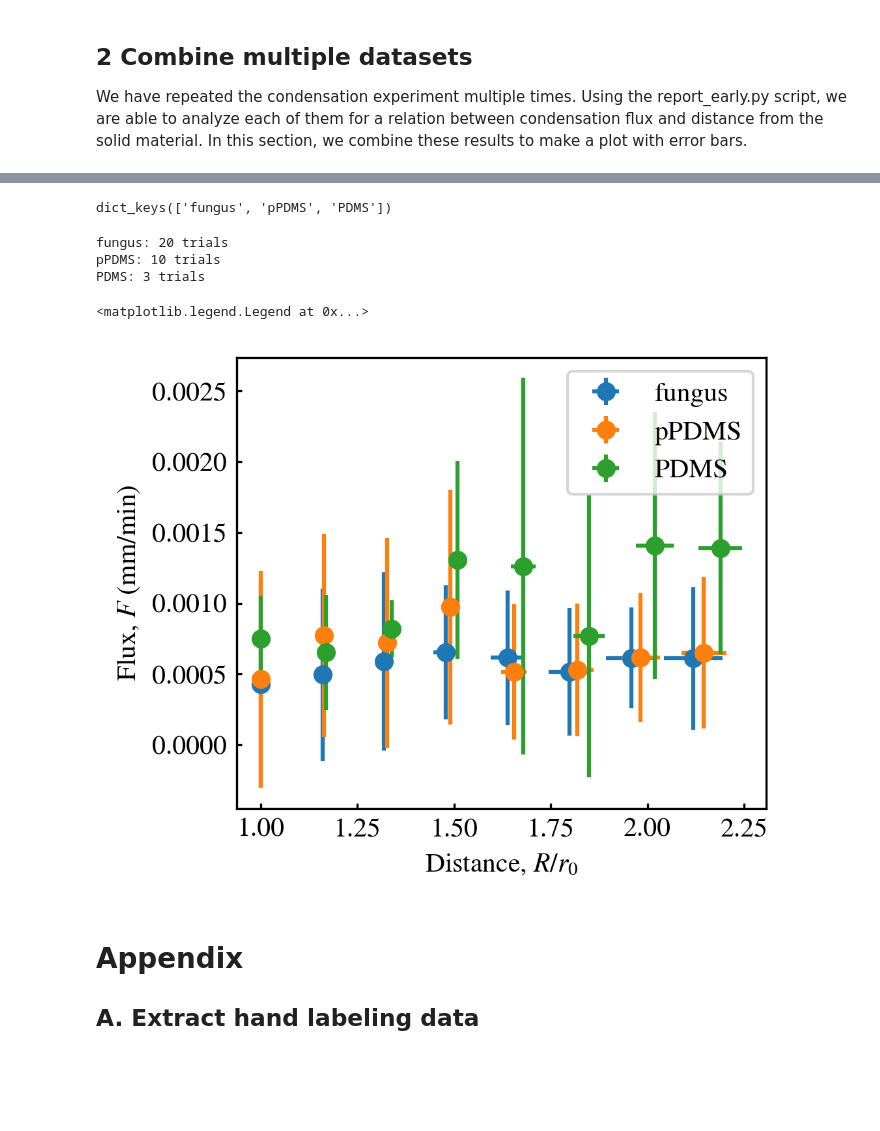
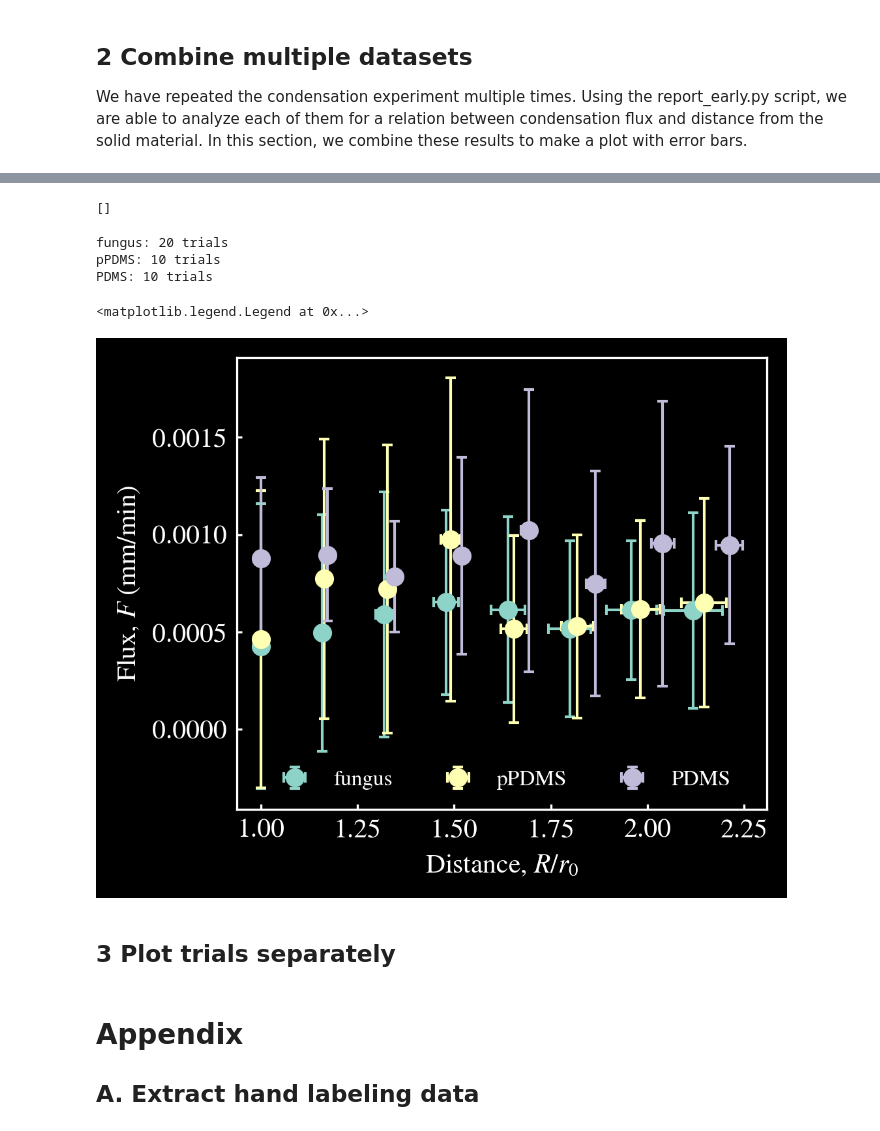
Before and after one commit to ZLoverty/F, a Jupyter notebook: Code/Condensation_flux.ipynb, the cells around one changed output, grey strips where cells are left out. Cells and saved outputs as stored; diff of their text form; code cells hidden in the pictures; blank space fills up the shorter version.

```diff
--- a/Code/Condensation_flux.ipynb
+++ b/Code/Condensation_flux.ipynb
@@ -25,6 +25,11 @@ from myimagelib.myImageLib import readdata
 import pandas as pd
 from skimage import io
 import re
+from pathlib import Path
+import json
+import ast
+from myimagelib import show_progress
+plt.style.use("dark_background")
 # %% [markdown]
 ## 1 Total volume and flux
 
@@ -347,19 +352,17 @@ def find_unique_materials(folder):
     """Read info.txt and return pairs of materials and subfolders"""
     materials = []
     folders = []
+    labels = []
     for r, s, f in os.walk(folder):
         for sf in s:
             if "early" in sf:
-                info_dir = os.path.join(r, sf, "crop", "info.txt")
+                info_dir = os.path.join(r, sf, "crop", "info.json")
                 if os.path.exists(info_dir):
                     with open(info_dir, "r") as f:
-                        item = f.read()
-                        pattern = "material:\s*(\S+)"
-                        mat = re.search(pattern, item)
-                        if mat is not None:
-                            material = mat.group(1)
-                            materials.append(material)
-                            folders.append(os.path.join(r, sf, "crop"))
-                        else:
-                            print(r, sf, "No material entry")
-    return materials, folders
+                        info = f.load()
+                        materials.append(info["material"])
+                        folders.append(os.path.join(r, sf, "crop"))
+    return materials, folders, labels
+# %%
+with open(r"G:\My Drive\Research projects\F\Data\02202025\exp3-early\crop\info.json", "r") as f:
+    data = json.load(f)
@@ -366,6 +388,10 @@ def find_unique_materials(folder):
 # %%
 folder = r"G:\My Drive\Research projects\F\Data"
-materials, folders = find_unique_materials(folder)
+materials, folders, labels = find_unique_materials(folder)
+# %%
+labels
+# %% [output]
+[]
 # %%
 x = {}
 F = {}
@@ -385,28 +411,24 @@ for material, folder in zip(materials, folders):
 for material in x:
     x[material] = pd.concat(x[material], axis=1)
     F[material] = pd.concat(F[material], axis=1)
-# %%
-x.keys()
-# %% [output]
-dict_keys(['fungus', 'pPDMS', 'PDMS'])
 # %%
 for material in x:
     print("{0}: {1:d} trials".format(material, x[material].shape[1]))
 # %% [output]
 fungus: 20 trials
 pPDMS: 10 trials
-PDMS: 3 trials
+PDMS: 10 trials
 # %%
 fig, ax = plt.subplots(figsize=(3.5, 3), dpi=300)
 for material in x:
     x_mean = x[material].mean(axis=1)
     x_std = x[material].std(axis=1)
     F_mean = F[material].mean(axis=1)
     F_std = F[material].std(axis=1)
-    ax.errorbar(x_mean, F_mean, yerr=F_std, xerr=x_std, fmt="o", label=material)
+    ax.errorbar(x_mean, F_mean, yerr=F_std, xerr=x_std, fmt="o", label=material, lw=1, capsize=2)
 ax.set_xlabel("Distance, $R/r_0$")
 ax.set_ylabel("Flux, $F$ (mm/min)")
-ax.legend()
+ax.legend(ncol=3, loc="lower center", frameon=False, fontsize=8)
 # %% [output]
 <matplotlib.legend.Legend at 0x...>
-[figure, old version]
+[figure, new version]
@@ -413,3 +443,5 @@ ax.legend()
+# %% [markdown]
+## 3 Plot trials separately
 # %% [markdown]
 # Appendix
 
```
Also changed, not shown: parts of 8 cells of this notebook, 3 other files.
